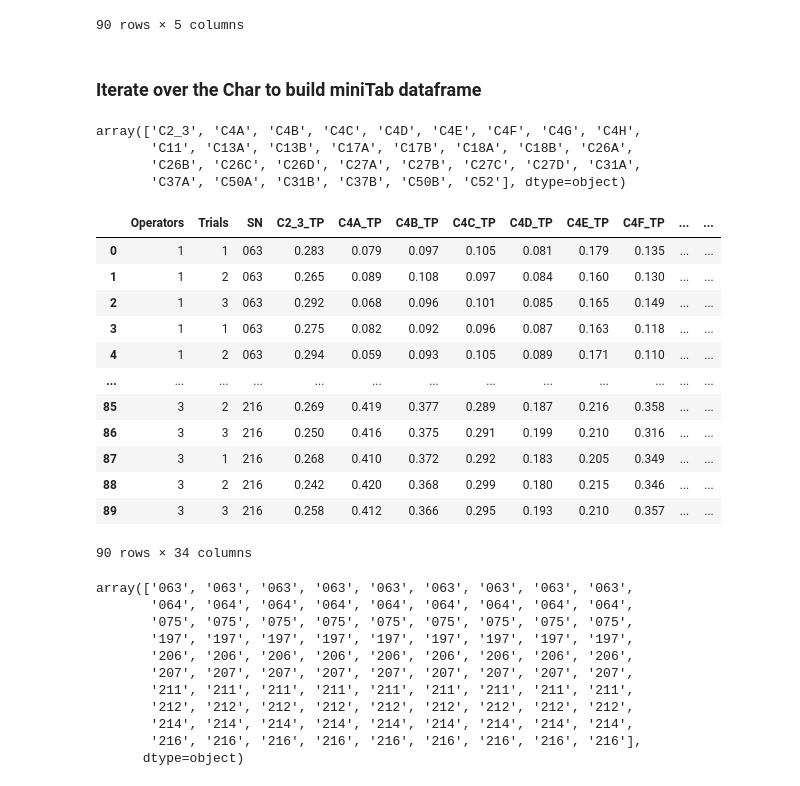
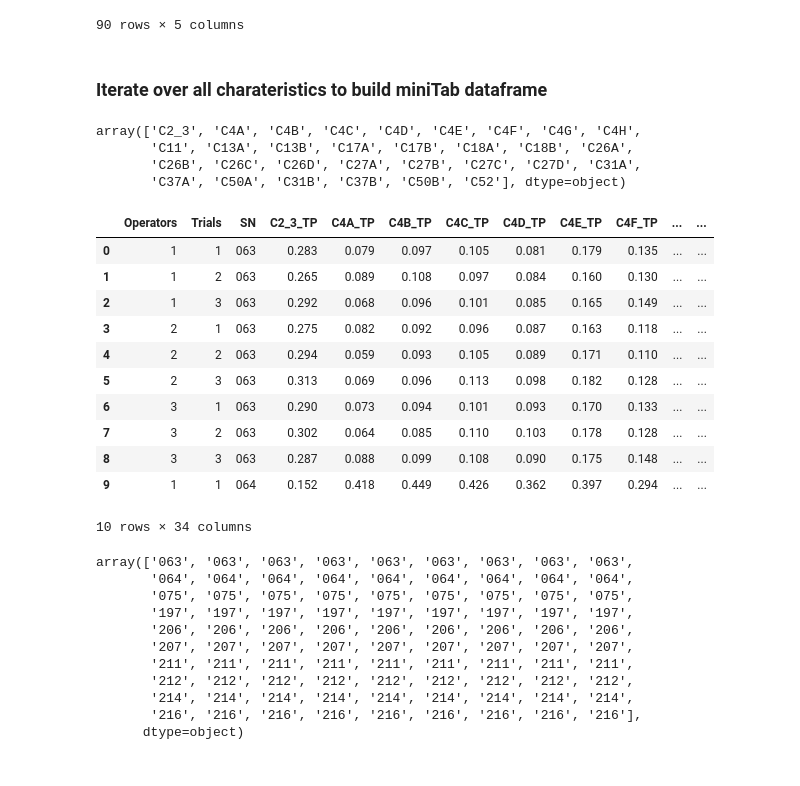
Before and after one commit to kawallac/GoCator-Gage-RR, a Jupyter notebook: Data_Analysis.ipynb, the cells around one changed output. Drawn from its saved outputs; the diff is of its cells as text; code cells hidden in the pictures.

```diff
--- a/Data_Analysis.ipynb
+++ b/Data_Analysis.ipynb
@@ -194,5 +205,5 @@ df_single_char_trans
 | 2574 | 06324_162101 | 216 | 0.412 | 3 | 3 |
 90 rows × 5 columns
 # %% [markdown]
-### Iterate over the Char to build miniTab dataframe
+### Iterate over all charateristics to build miniTab dataframe
 # %%
@@ -204,42 +215,57 @@ array(['C2_3', 'C4A', 'C4B', 'C4C', 'C4D', 'C4E', 'C4F', 'C4G', 'C4H',
        'C11', 'C13A', 'C13B', 'C17A', 'C17B', 'C18A', 'C18B', 'C26A',
        'C26B', 'C26C', 'C26D', 'C27A', 'C27B', 'C27C', 'C27D', 'C31A',
        'C37A', 'C50A', 'C31B', 'C37B', 'C50B', 'C52'], dtype=object)
+# %%
+### Generate the list of operators
+'''
+Assumes the number of operators is three. This needs to be able to expand and contract base on the
+number of operators inputted
+'''
+# Pattern of operator based on sorting by SN and DateTime
+operator_pattern = np.array([1,1,1, 2,2,2, 3,3,3])
+
+# Create the repeated array
+operator_repeated_array = np.tile(operator_pattern, num_parts)
+
+## Tests
+#operator_repeated_array
+#len(operator_repeated_array)
 # %%
+### Build miniTab dataframe
 df_it_Char_TP = df_raw[['DateTime', 'SN', 'CharName', 'TP Measure']]
 '''
 
 '''
 # Defining dataframe to build for Minitab
 df_minitab = pd.DataFrame()
 # Adding operator
-df_minitab['Operators'] = operator_list
+df_minitab['Operators'] = operator_repeated_array
 # Adding trial number
 df_minitab['Trials'] = repeated_array
 # Selecting one char, then sorting on SN and date, pulling SN values
 df_minitab['SN'] = df_it_Char_TP[df_it_Char_TP['CharName'] == all_char[0]].sort_values(['SN','DateTime'],ascending=[True, True])['SN'].values
 
 for char in all_char:
     # Pull the char data
     df_single_char = df_it_Char_TP[df_it_Char_TP['CharName'] == char]
     # Ensure measurements are in chronological order and SN so operator and trials line up
     df_single_char_date_order = df_single_char.sort_values(['SN','DateTime'],ascending=[True, True])
     # Building the miniTab dataframe
     df_minitab[char+'_TP'] = df_single_char_date_order['TP Measure'].values
 
-df_minitab
+df_minitab.head(10)
 # %% [output]
 |  | Operators | Trials | SN | C2_3_TP | C4A_TP | C4B_TP | C4C_TP | C4D_TP | C4E_TP | C4F_TP | ... | ... |
 | 0 | 1 | 1 | 063 | 0.283 | 0.079 | 0.097 | 0.105 | 0.081 | 0.179 | 0.135 | ... | ... |
 | 1 | 1 | 2 | 063 | 0.265 | 0.089 | 0.108 | 0.097 | 0.084 | 0.160 | 0.130 | ... | ... |
 | 2 | 1 | 3 | 063 | 0.292 | 0.068 | 0.096 | 0.101 | 0.085 | 0.165 | 0.149 | ... | ... |
-| 3 | 1 | 1 | 063 | 0.275 | 0.082 | 0.092 | 0.096 | 0.087 | 0.163 | 0.118 | ... | ... |
-| 4 | 1 | 2 | 063 | 0.294 | 0.059 | 0.093 | 0.105 | 0.089 | 0.171 | 0.110 | ... | ... |
-| ... | ... | ... | ... | ... | ... | ... | ... | ... | ... | ... | ... | ... |
-| 85 | 3 | 2 | 216 | 0.269 | 0.419 | 0.377 | 0.289 | 0.187 | 0.216 | 0.358 | ... | ... |
-| 86 | 3 | 3 | 216 | 0.250 | 0.416 | 0.375 | 0.291 | 0.199 | 0.210 | 0.316 | ... | ... |
-| 87 | 3 | 1 | 216 | 0.268 | 0.410 | 0.372 | 0.292 | 0.183 | 0.205 | 0.349 | ... | ... |
-| 88 | 3 | 2 | 216 | 0.242 | 0.420 | 0.368 | 0.299 | 0.180 | 0.215 | 0.346 | ... | ... |
-| 89 | 3 | 3 | 216 | 0.258 | 0.412 | 0.366 | 0.295 | 0.193 | 0.210 | 0.357 | ... | ... |
+| 3 | 2 | 1 | 063 | 0.275 | 0.082 | 0.092 | 0.096 | 0.087 | 0.163 | 0.118 | ... | ... |
+| 4 | 2 | 2 | 063 | 0.294 | 0.059 | 0.093 | 0.105 | 0.089 | 0.171 | 0.110 | ... | ... |
+| 5 | 2 | 3 | 063 | 0.313 | 0.069 | 0.096 | 0.113 | 0.098 | 0.182 | 0.128 | ... | ... |
+| 6 | 3 | 1 | 063 | 0.290 | 0.073 | 0.094 | 0.101 | 0.093 | 0.170 | 0.133 | ... | ... |
+| 7 | 3 | 2 | 063 | 0.302 | 0.064 | 0.085 | 0.110 | 0.103 | 0.178 | 0.128 | ... | ... |
+| 8 | 3 | 3 | 063 | 0.287 | 0.088 | 0.099 | 0.108 | 0.090 | 0.175 | 0.148 | ... | ... |
+| 9 | 1 | 1 | 064 | 0.152 | 0.418 | 0.449 | 0.426 | 0.362 | 0.397 | 0.294 | ... | ... |
-90 rows × 34 columns
+10 rows × 34 columns
 # %%
 ### Output dataframe to CSV
```
Also changed, not shown: parts of 5 cells of this notebook.
